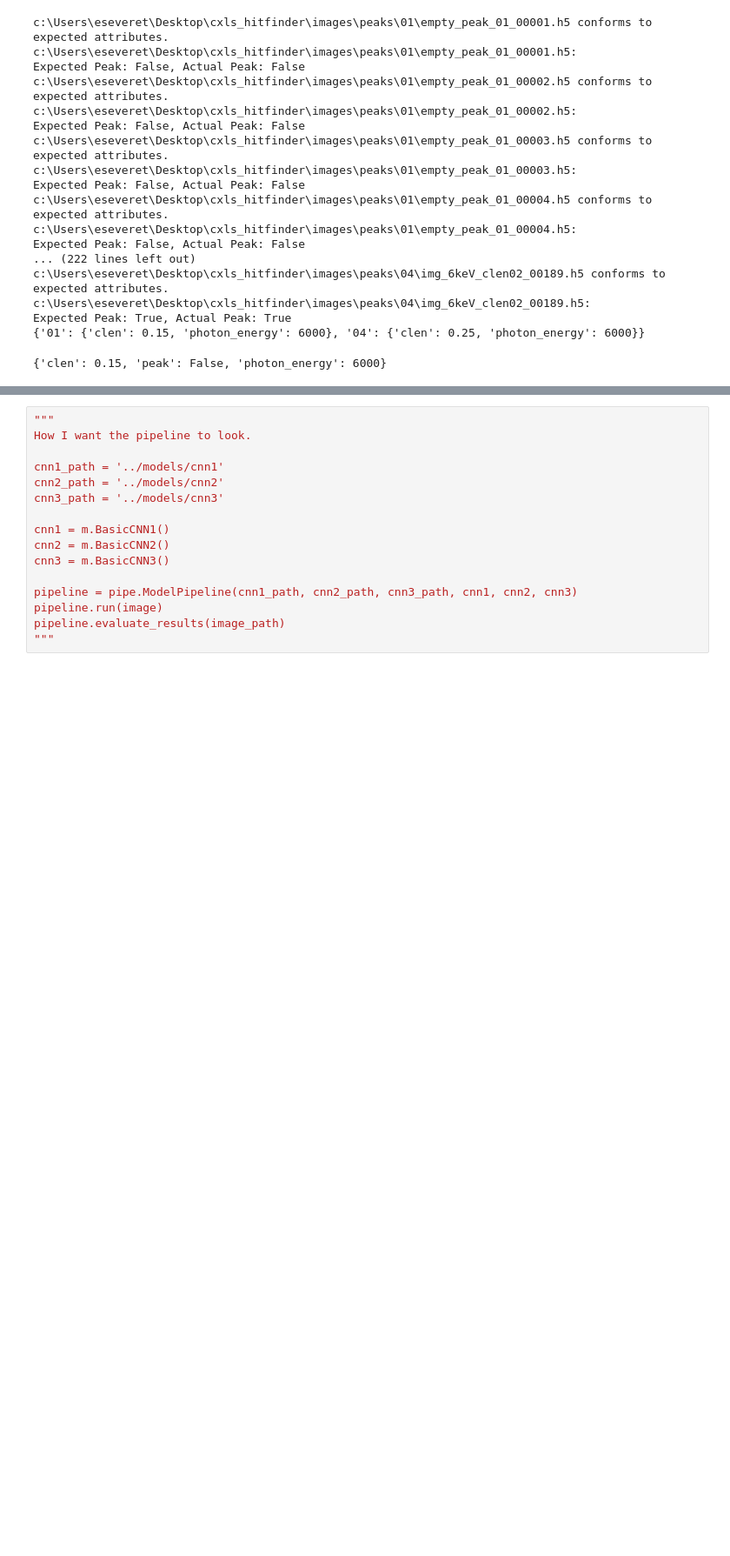
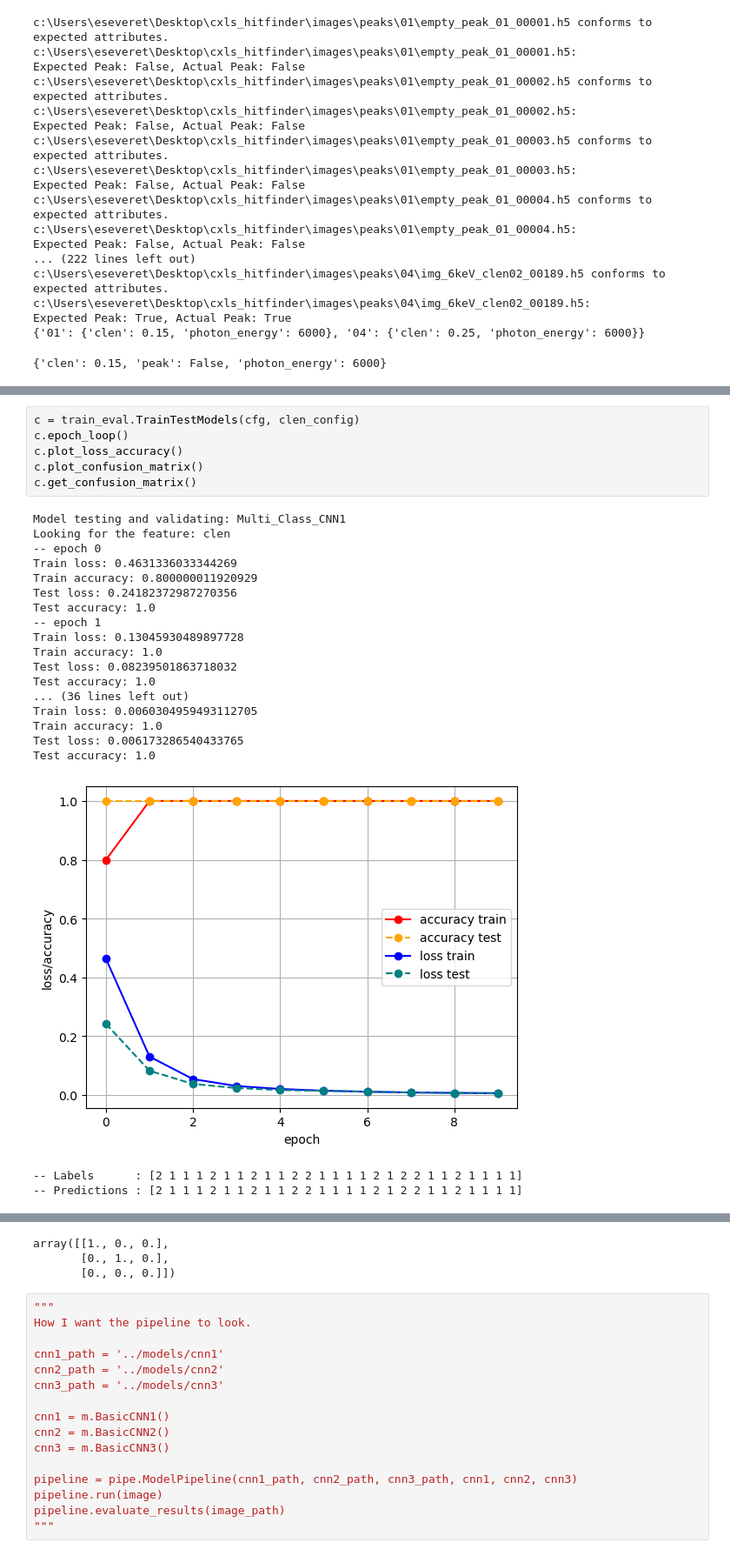
Before and after one commit to adamkurth/cxls_hitfinder, a Jupyter notebook: cnn/src/test_Everett.ipynb, the cells around one changed output, grey strips where cells are left out. Shown at 87% size. Drawn from its saved outputs; the diff is of its cells as text; blank space fills up the shorter version.

```diff
--- a/cnn/src/test_Everett.ipynb
+++ b/cnn/src/test_Everett.ipynb
@@ -242,0 +180,27 @@ t.save_model('../models/cnn_name.pt')
+# %%
+c = train_eval.TrainTestModels(cfg, clen_config)
+c.epoch_loop()
+c.plot_loss_accuracy()
+c.plot_confusion_matrix()
+c.get_confusion_matrix()
+# %% [output]
+Model testing and validating: Multi_Class_CNN1
+Looking for the feature: clen
+-- epoch 0
+Train loss: 0.4631336033344269
+Train accuracy: 0.800000011920929
+Test loss: 0.24182372987270356
+Test accuracy: 1.0
+-- epoch 1
+Train loss: 0.13045930489897728
+Train accuracy: 1.0
+Test loss: 0.08239501863718032
+Test accuracy: 1.0
+... (36 lines left out)
+Train loss: 0.0060304959493112705
+Train accuracy: 1.0
+Test loss: 0.006173286540433765
+Test accuracy: 1.0
+[figure, added]
+-- Labels      : [2 1 1 1 2 1 1 2 1 1 2 2 1 1 1 1 2 1 2 2 1 1 2 1 1 1 1]
+-- Predictions : [2 1 1 1 2 1 1 2 1 1 2 2 1 1 1 1 2 1 2 2 1 1 2 1 1 1 1]
@@ -243,3 +208,6 @@ t.save_model('../models/cnn_name.pt')
+array([[1., 0., 0.],
+       [0., 1., 0.],
+       [0., 0., 0.]])
 # %%
 """
 How I want the pipeline to look.
```
Also changed, not shown: parts of 17 cells of this notebook, 2 other files.
